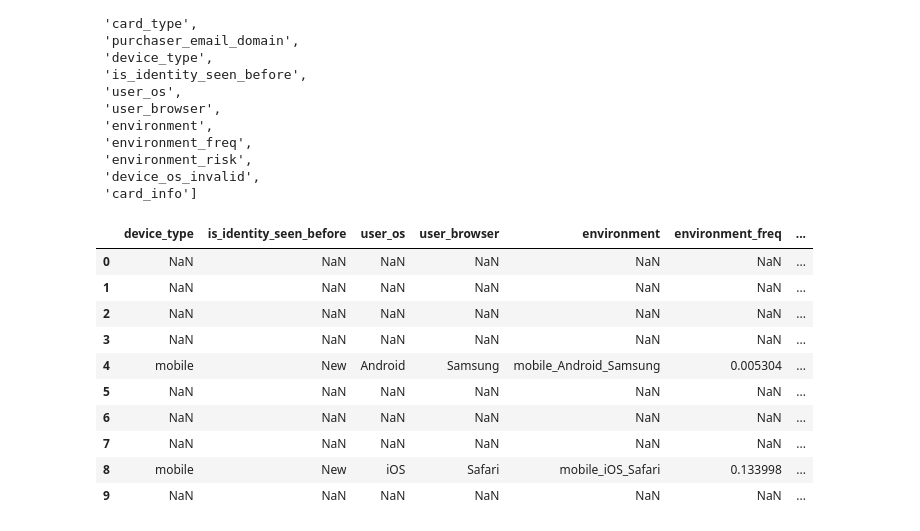
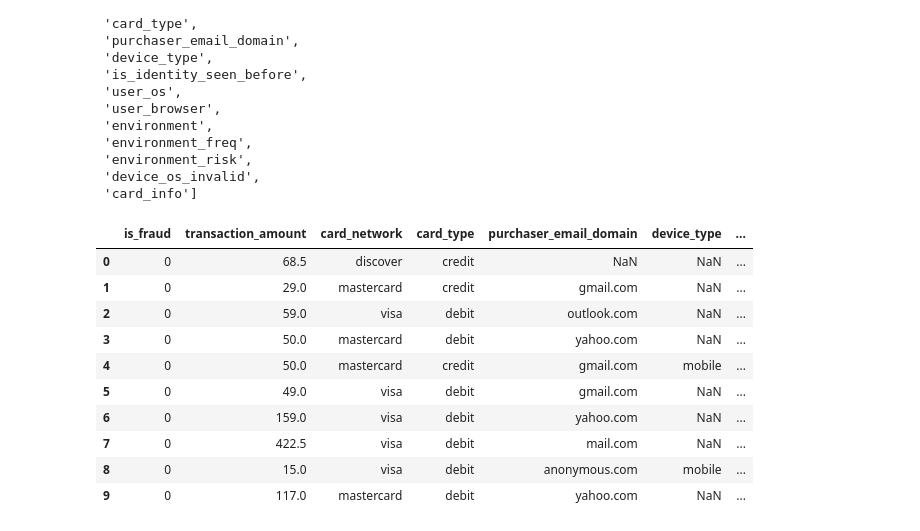
Before and after one commit to codedbyyprince/Fraud-Assessment, a Jupyter notebook: Base Model/03.ipynb, the cells around one changed output. Cells and saved outputs as stored; diff of their text form; code cells hidden in the pictures.

```diff
--- a/Base Model/03.ipynb
+++ b/Base Model/03.ipynb
@@ -44,25 +46,28 @@ df.columns.tolist()
  'device_os_invalid',
  'card_info']
 # %%
-df[['device_type',
+df[['is_fraud',
+    'transaction_amount',
+    'card_network',
+    'card_type',
+    'purchaser_email_domain',
+    'device_type',
     'is_identity_seen_before',
     'user_os',
     'user_browser',
-    'environment',
-    'environment_freq',
     'environment_risk',
     'device_os_invalid',
-    'card_info']].head(10)
+    ]].head(10)
 # %% [output]
-|  | device_type | is_identity_seen_before | user_os | user_browser | environment | environment_freq | ... |
-| 0 | NaN | NaN | NaN | NaN | NaN | NaN | ... |
-| 1 | NaN | NaN | NaN | NaN | NaN | NaN | ... |
-| 2 | NaN | NaN | NaN | NaN | NaN | NaN | ... |
-| 3 | NaN | NaN | NaN | NaN | NaN | NaN | ... |
-| 4 | mobile | New | Android | Samsung | mobile_Android_Samsung | 0.005304 | ... |
-| 5 | NaN | NaN | NaN | NaN | NaN | NaN | ... |
-| 6 | NaN | NaN | NaN | NaN | NaN | NaN | ... |
-| 7 | NaN | NaN | NaN | NaN | NaN | NaN | ... |
-| 8 | mobile | New | iOS | Safari | mobile_iOS_Safari | 0.133998 | ... |
-| 9 | NaN | NaN | NaN | NaN | NaN | NaN | ... |
+|  | is_fraud | transaction_amount | card_network | card_type | purchaser_email_domain | device_type | ... |
+| 0 | 0 | 68.5 | discover | credit | NaN | NaN | ... |
+| 1 | 0 | 29.0 | mastercard | credit | gmail.com | NaN | ... |
+| 2 | 0 | 59.0 | visa | debit | outlook.com | NaN | ... |
+| 3 | 0 | 50.0 | mastercard | debit | yahoo.com | NaN | ... |
+| 4 | 0 | 50.0 | mastercard | credit | gmail.com | mobile | ... |
+| 5 | 0 | 49.0 | visa | debit | gmail.com | NaN | ... |
+| 6 | 0 | 159.0 | visa | debit | yahoo.com | NaN | ... |
+| 7 | 0 | 422.5 | visa | debit | mail.com | NaN | ... |
+| 8 | 0 | 15.0 | visa | debit | anonymous.com | mobile | ... |
+| 9 | 0 | 117.0 | mastercard | debit | yahoo.com | NaN | ... |
 # %%
```
Also changed, not shown: parts of 31 cells of this notebook.
